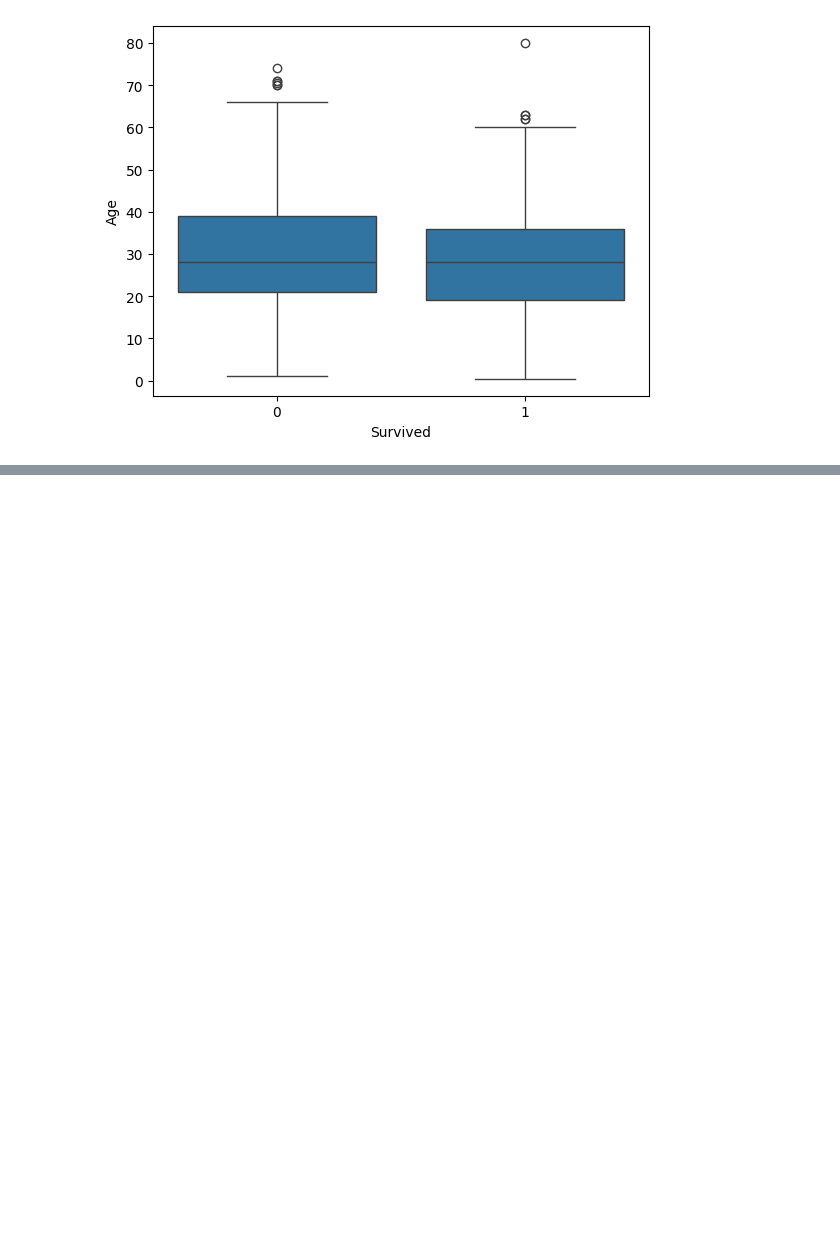
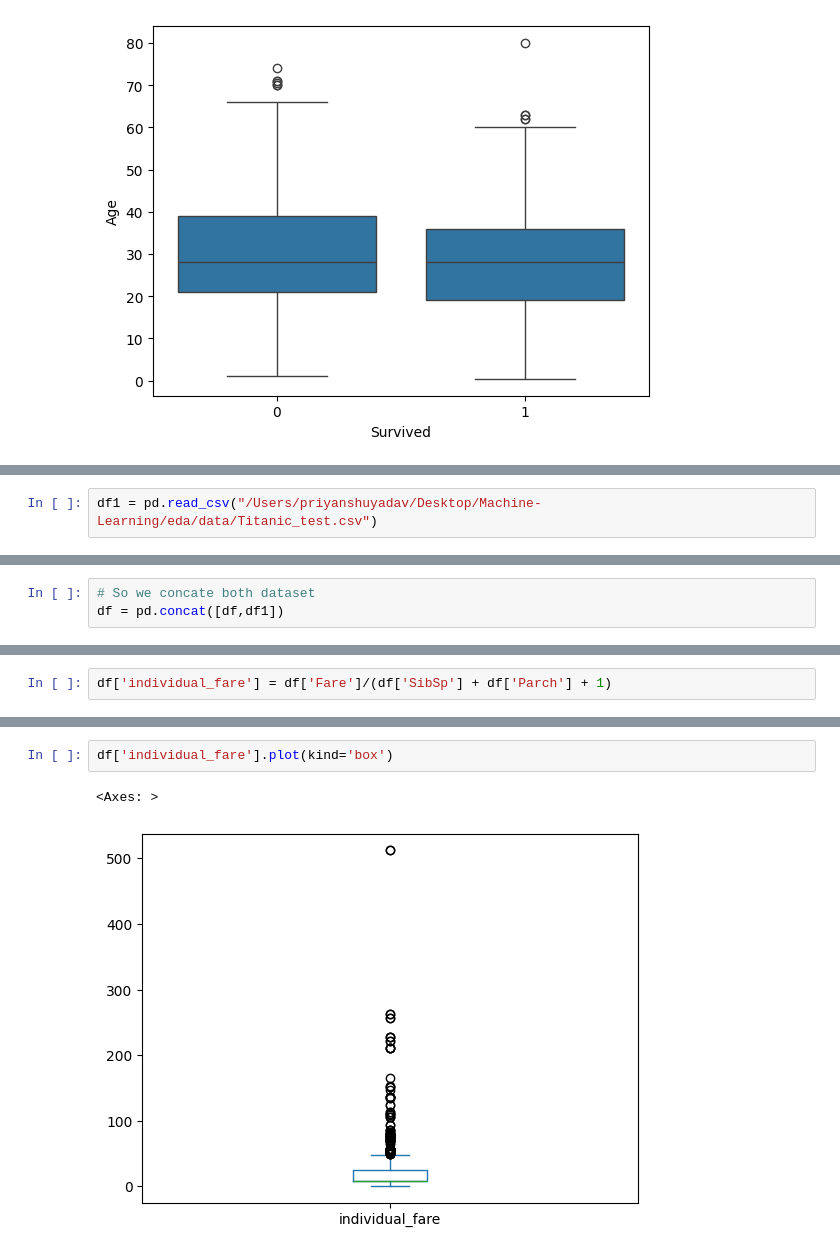
Before and after one commit to Priyanshu6yadav/Machine-Learning, a Jupyter notebook: eda/Titanic/Titanic.ipynb, the cells around one changed output, grey strips where cells are left out. Saved outputs shown, nothing was run; the diff lists cells and outputs as text; blank space fills up the shorter version.

Commit message:
Titanic dataset

```diff
--- a/eda/Titanic/Titanic.ipynb
+++ b/eda/Titanic/Titanic.ipynb
@@ -465,0 +493,2 @@ sns.boxplot(x = 'Survived',y = 'Age', data = df)
+# %%
+df1 = pd.read_csv("/Users/priyanshuyadav/Desktop/Machine-Learning/eda/data/Titanic_test.csv")
@@ -465,0 +533,3 @@ sns.boxplot(x = 'Survived',y = 'Age', data = df)
+# %%
+# So we concate both dataset
+df = pd.concat([df,df1])
@@ -465,0 +573,2 @@ sns.boxplot(x = 'Survived',y = 'Age', data = df)
+# %%
+df['individual_fare'] = df['Fare']/(df['SibSp'] + df['Parch'] + 1)
@@ -465,0 +587,5 @@ sns.boxplot(x = 'Survived',y = 'Age', data = df)
+# %%
+df['individual_fare'].plot(kind='box')
+# %% [output]
+<Axes: >
+[figure, added]
```
Also changed, not shown: parts of 15 cells of this notebook, 1 other file.
